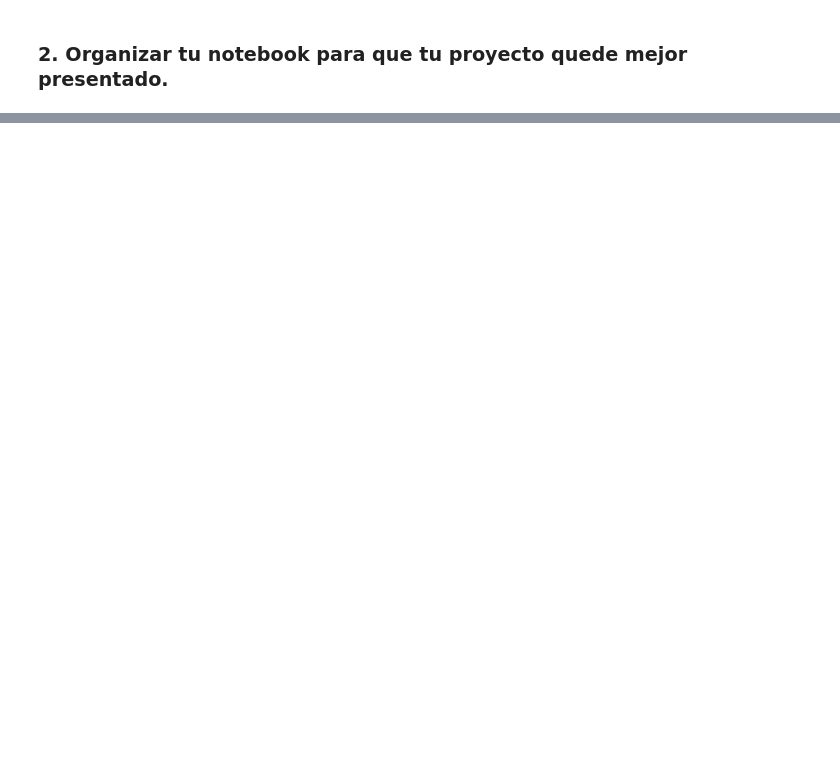
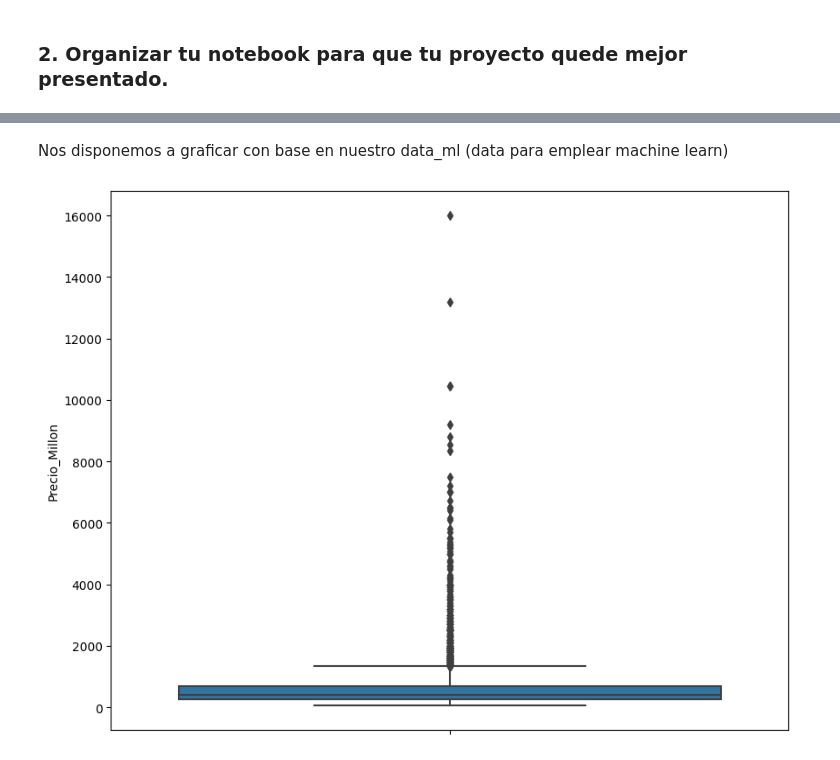
Before and after one commit to CrispthoAlex/inmersion_datos_aluralatam_colab, a Jupyter notebook: INMERSION_DATOS_ALURA.ipynb, the cells around one changed output, grey strips where cells are left out. Cells and saved outputs as stored; diff of their text form; code cells hidden in the pictures; blank space fills up the shorter version.

Commit message:
[Update] Machine learning trainign & prediction

```diff
--- a/INMERSION_DATOS_ALURA.ipynb
+++ b/INMERSION_DATOS_ALURA.ipynb
@@ -858,0 +973,4 @@ datos_dane.sample(3)
+# %%
+# apply boolean values, change value 2 by 0
+datos = data_dane[['NOMBRE_ESTRATO', 'CONJUNTO_CERRADO','INSEGURIDAD','TERMINALES_BUS','BARES_DISCO','RUIDO','OSCURO_PELIGROSO','SALARIO_MES','TIENE_ESCRITURA','PERDIDA_TRABAJO_C19','PERDIDA_INGRESOS_C19','PLANES_ADQUIRIR_VIVIENDA']].replace(2, 0)
+datos.head()
@@ -858,0 +1020,3 @@ datos_dane.sample(3)
+# %%
+datos_tratados = datos.groupby('NOMBRE_ESTRATO')[['CONJUNTO_CERRADO','INSEGURIDAD','TERMINALES_BUS','BARES_DISCO','RUIDO','OSCURO_PELIGROSO','SALARIO_MES','TIENE_ESCRITURA','PERDIDA_TRABAJO_C19','PERDIDA_INGRESOS_C19','PLANES_ADQUIRIR_VIVIENDA']].mean()
+datos_tratados
@@ -858,0 +1056,3 @@ datos_dane.sample(3)
+# %%
+data_ml = pd.merge(inmuebles, datos_tratados, left_on='UPZ', right_on='NOMBRE_ESTRATO', how= 'left')
+data_ml.info()
@@ -858,0 +1079,6 @@ datos_dane.sample(3)
+# %%
+upz = pd.read_csv('/content/drive/MyDrive/inmersion_datos_aluralatam_colab/dbs/cod_upz.csv')
+upz.head()
+# intersection, inner join by UPZ
+data_ml = pd.merge(data_ml, upz, left_on='UPZ', right_on='NOMBRE_ESTRATO', how='inner')
+data_ml.head()
@@ -858,0 +1117,9 @@ datos_dane.sample(3)
+# %% [markdown]
+Nos disponemos a graficar con base en nuestro data_ml (data para emplear machine learn)
+# %%
+# first baseline
+plt.figure(figsize=(10, 8))
+sns.boxplot(data= data_ml, y= 'Precio_Millon')
+plt.show()
+# %% [output]
+[figure, added]
```
Also changed, not shown: parts of 55 cells of this notebook.
